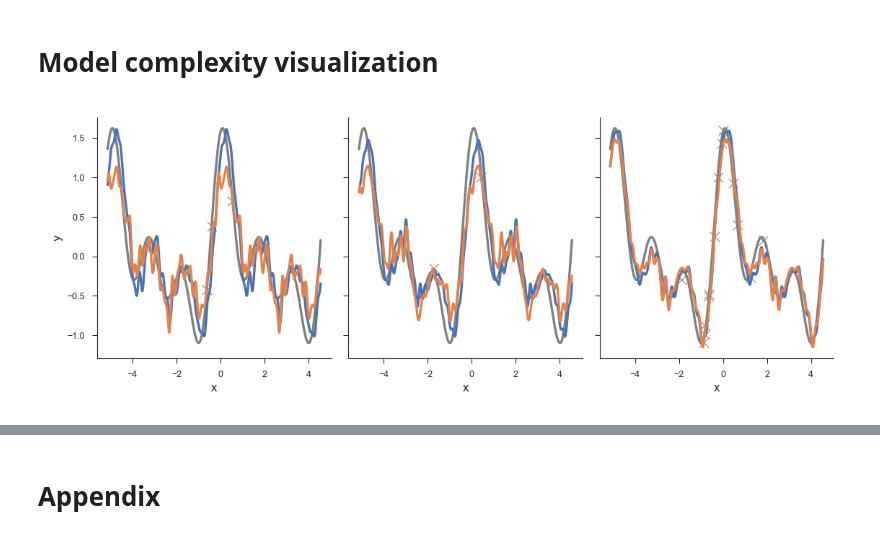
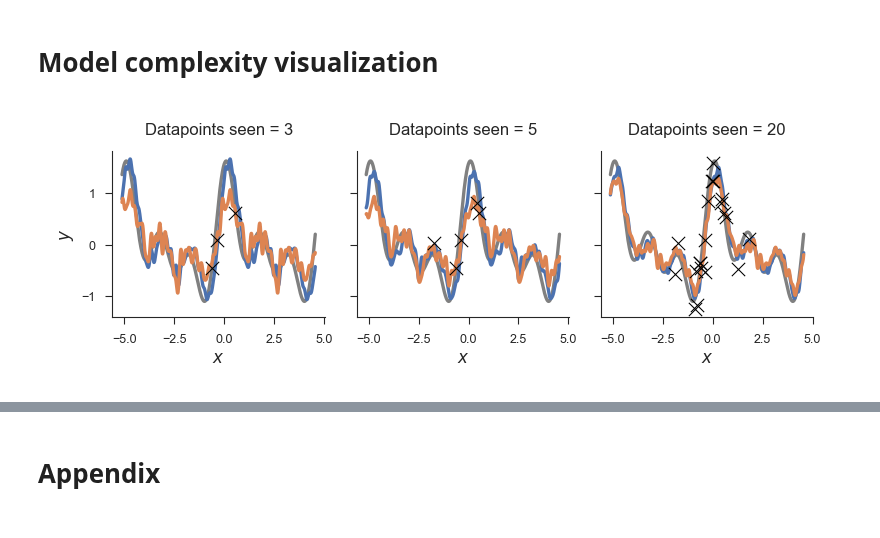
Before and after one commit to 3rdCore/PrequentialCode, a Jupyter notebook: papers/preprint/notebook.ipynb, the cells around one changed output, grey strips where cells are left out. Saved outputs shown, nothing was run; the diff lists cells and outputs as text; code cells hidden in the pictures.

```diff
--- a/papers/preprint/notebook.ipynb
+++ b/papers/preprint/notebook.ipynb
@@ -967,7 +967,7 @@ context_lengths = [3, 5, 20]
 fig, axs = plt.subplots(
     1,
     len(context_lengths),
-    figsize=(5.5, 2),
+    figsize=(3.9, 1.3),
     sharex=True,
     sharey=True,
 )
@@ -977,38 +977,44 @@ data_context, data_true, data_model = (
     data_fourier_true[data_fourier_true["task_id"] == task_id],
     data_fourier_model[data_fourier_model["task_id"] == task_id],
 )
-data_context, data_true = data_context[data_context["meta_objective"] == "prequential"], data_true[data_true["meta_objective"] == "prequential"]
+data_context, data_true = (
+    data_context[data_context["meta_objective"] == "prequential"],
+    data_true[data_true["meta_objective"] == "prequential"],
+)
 for i, context_length in enumerate(context_lengths):
     data_model_i = data_model[data_model["n_context"] == context_length]
-    data_context_i = data_context[data_context["n_context"] == context_length]
-
+    data_context_i = data_context[data_context["n_context"] <= context_length]
     sns.lineplot(
         data=data_true,
         x="x",
         y="y",
         ax=axs[i],
         color="grey",
+        zorder=1,
     )
     sns.lineplot(
         data=data_model_i,
         x="x",
         y="y",
         hue="meta_objective",
         hue_order=["prequential", "train"],
         palette=[default_method_hue["prequential"], default_method_hue["train"]],
         ax=axs[i],
+        zorder=2,
     )
     sns.scatterplot(
         data=data_context_i,
         x="x",
         y="y",
         ax=axs[i],
-        color="grey",
+        color="black",
         marker="x",
+        zorder=3,
     )
 
+    axs[i].set(xlabel="$x$", ylabel="$y$", title=f"Datapoints seen = {context_length}")
     axs[i].legend().remove()
 
 plt.show()
 # %% [output]
-[figure, old version]
+[figure, new version]
```
Also changed, not shown: parts of 3 cells of this notebook.
